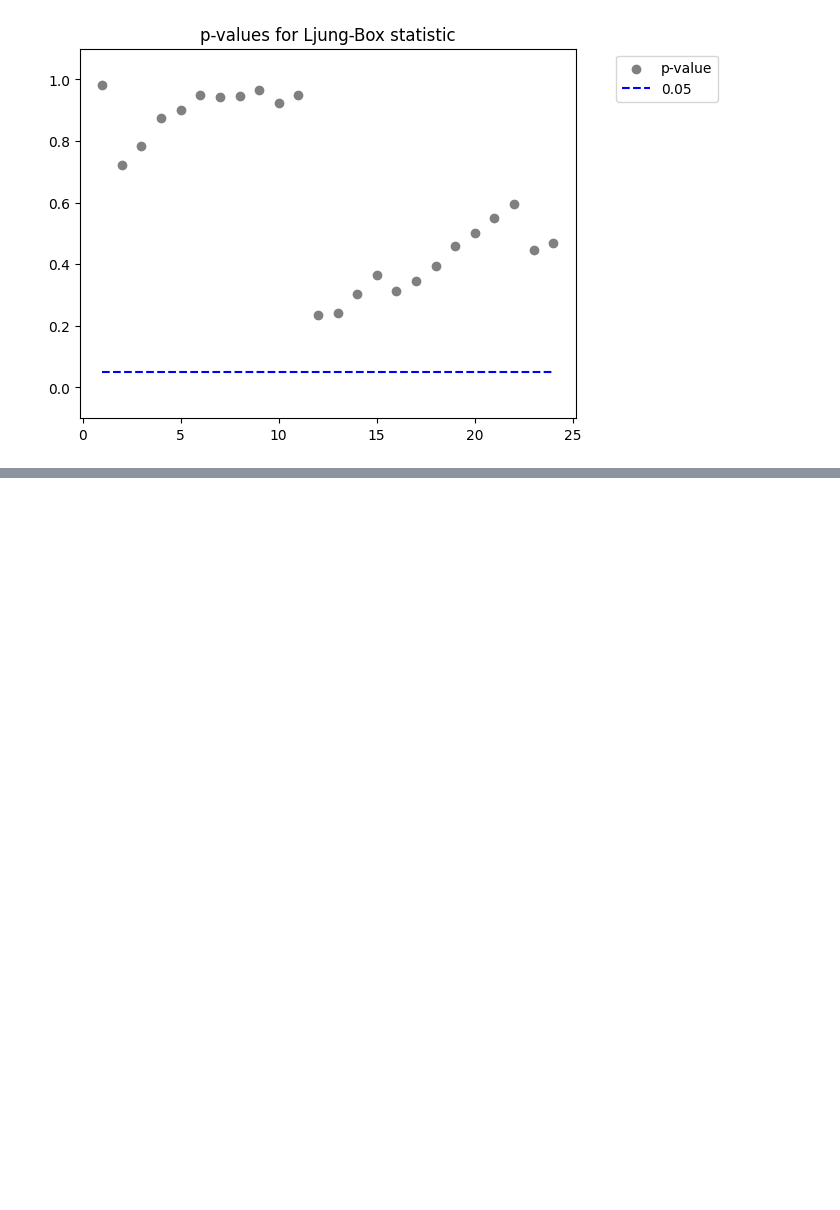
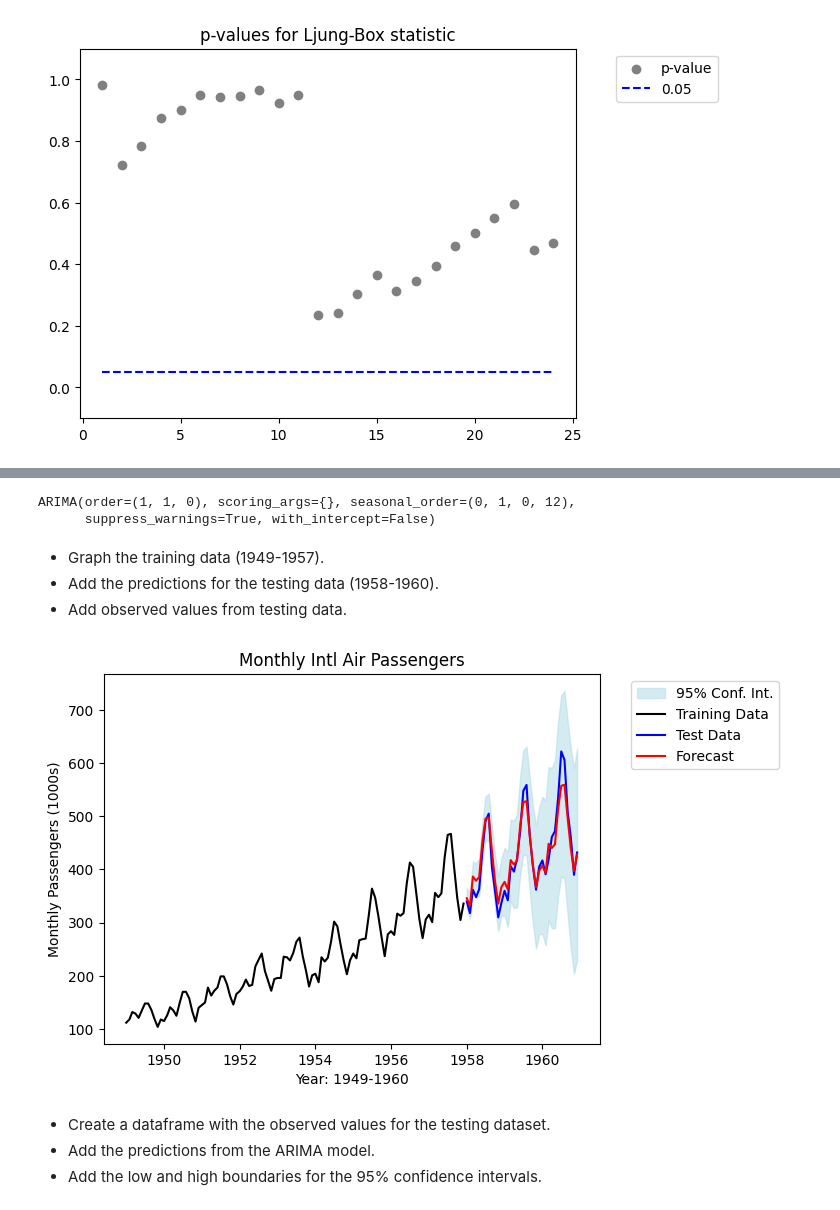
Before and after one commit to ShalinKaji/AirlineRadar, a Jupyter notebook: AirlineRadar.ipynb, the cells around one changed output, grey strips where cells are left out. Drawn from its saved outputs; the diff is of its cells as text; code cells hidden in the pictures; blank space fills up the shorter version.

Commit message:
Training model for ARIMA.

```diff
--- a/AirlineRadar.ipynb
+++ b/AirlineRadar.ipynb
@@ -248,0 +251,32 @@ plt.legend(bbox_to_anchor=(1.3, 1))
+# %%
+auto_arima_model.fit(trn)
+# %% [output]
+ARIMA(order=(1, 1, 0), scoring_args={}, seasonal_order=(0, 1, 0, 12),
+      suppress_warnings=True, with_intercept=False)
+# %%
+arima_predictions = auto_arima_model.predict(n_periods=36, alpha=0.05, return_conf_int=True)
+# %%
+y_pred = pd.Series(arima_predictions[0], index=tst.index)
+# %%
+y_pred_lb, y_pred_ub = arima_predictions[1][:, 0], arima_predictions[1][:, 1]
+# %% [markdown]
+- Graph the training data (1949-1957).
+- Add the predictions for the testing data (1958-1960).
+- Add observed values from testing data.
+# %%
+fig, ax = plt.subplots()
+plt.xlabel('Year: 1949-1960')
+plt.ylabel('Monthly Passengers (1000s)')
+plt.title('Monthly Intl Air Passengers')
+plt.fill_between(tst.index, y_pred_lb, y_pred_ub, color='lightblue', alpha=0.5, label='95% Conf. Int.')
+plt.plot(trn, color='black', label='Training Data')
+plt.plot(tst, color='blue', label='Test Data')
+plt.plot(y_pred, color='red', label='Forecast')
+plt.legend(bbox_to_anchor=(1.05, 1))
+ax.xaxis.set_major_formatter(DateFormatter('%Y'))
+# %% [output]
+[figure, added]
+# %% [markdown]
+- Create a dataframe with the observed values for the testing dataset.
+- Add the predictions from the ARIMA model.
+- Add the low and high boundaries for the 95% confidence intervals.
```
Also changed, not shown: parts of 1 cell of this notebook.
